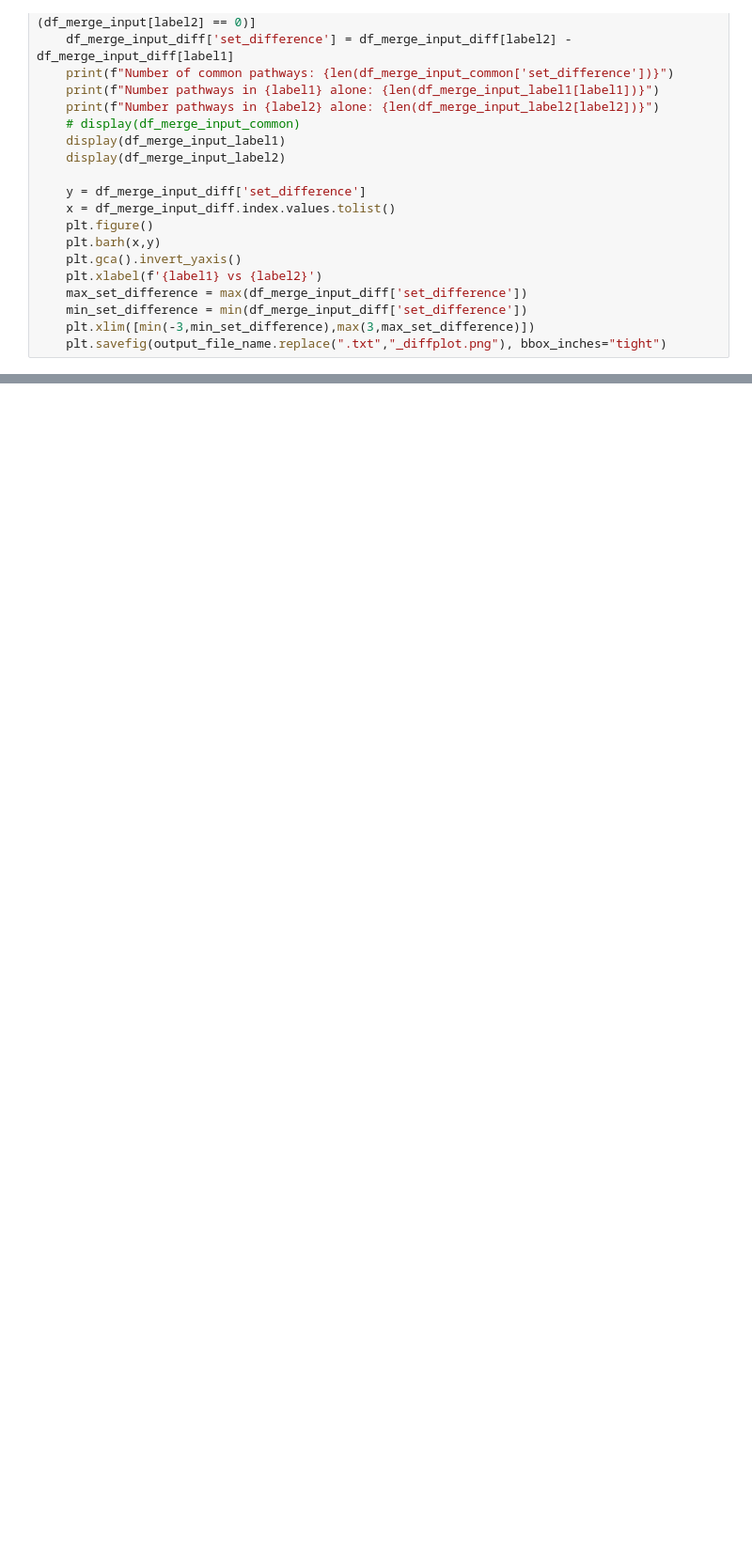
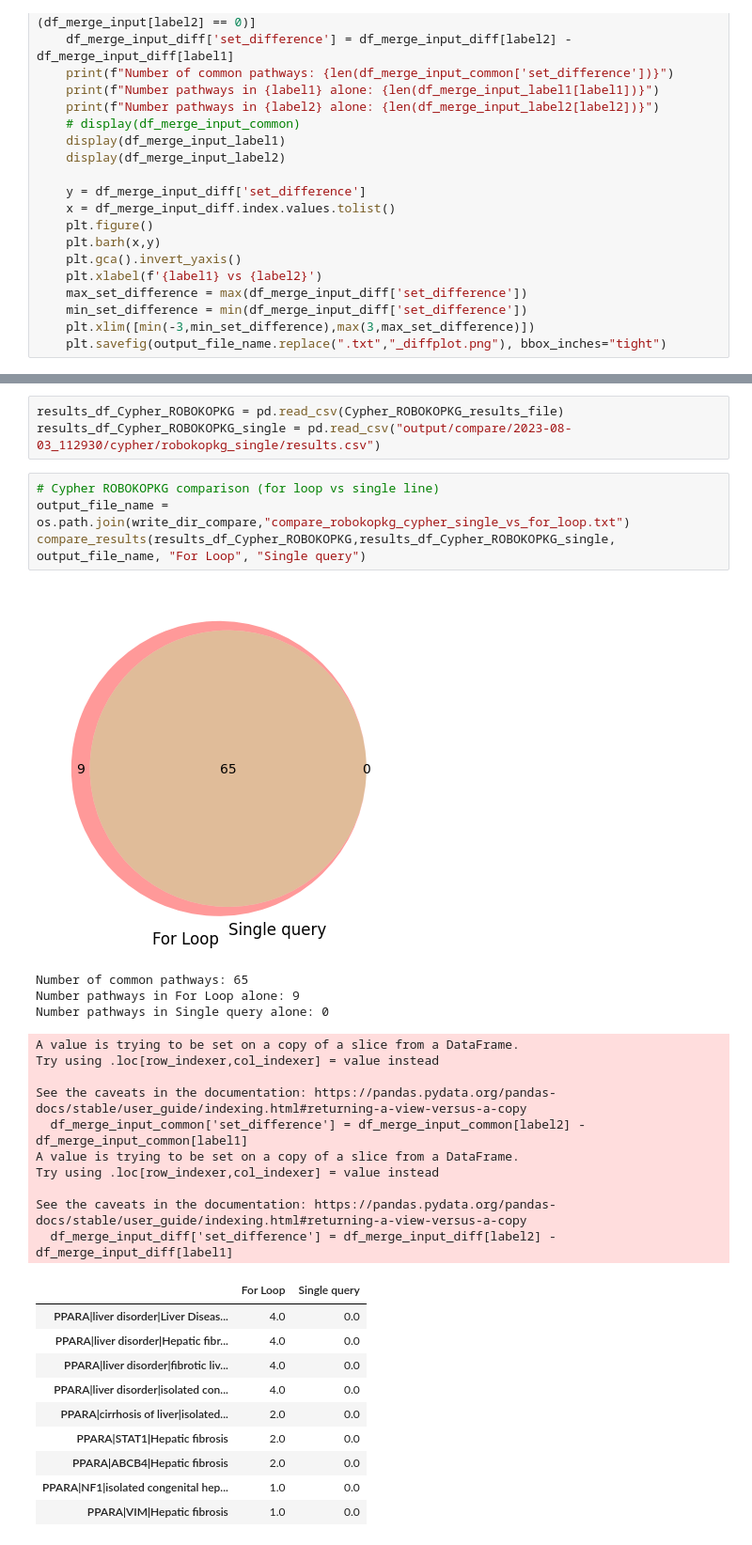
Before and after one commit to RobokopU24/AOP-use-cases, a Jupyter notebook: PPAR_LiverInjury_Compare.ipynb, the cells around one changed output, grey strips where cells are left out. Shown at 94% size. Saved outputs shown, nothing was run; the diff lists cells and outputs as text; blank space fills up the shorter version.

Commit message:
Updated Cypher automat calls to one query and to U24 URL

```diff
--- a/PPAR_LiverInjury_Compare.ipynb
+++ b/PPAR_LiverInjury_Compare.ipynb
@@ -1289,0 +998,32 @@ See the caveats in the documentation: https://pandas.pydata.org/pandas-docs/stab
+# %%
+results_df_Cypher_ROBOKOPKG = pd.read_csv(Cypher_ROBOKOPKG_results_file)
+results_df_Cypher_ROBOKOPKG_single = pd.read_csv("output/compare/2023-08-03_112930/cypher/robokopkg_single/results.csv")
+# %%
+# Cypher ROBOKOPKG comparison (for loop vs single line)
+output_file_name = os.path.join(write_dir_compare,"compare_robokopkg_cypher_single_vs_for_loop.txt")
+compare_results(results_df_Cypher_ROBOKOPKG,results_df_Cypher_ROBOKOPKG_single, output_file_name, "For Loop", "Single query")
+# %% [output]
+[figure, added]
+Number of common pathways: 65
+Number pathways in For Loop alone: 9
+Number pathways in Single query alone: 0
+A value is trying to be set on a copy of a slice from a DataFrame.
+Try using .loc[row_indexer,col_indexer] = value instead
+
+See the caveats in the documentation: https://pandas.pydata.org/pandas-docs/stable/user_guide/indexing.html#returning-a-view-versus-a-copy
+  df_merge_input_common['set_difference'] = df_merge_input_common[label2] - df_merge_input_common[label1]
+A value is trying to be set on a copy of a slice from a DataFrame.
+Try using .loc[row_indexer,col_indexer] = value instead
+
+See the caveats in the documentation: https://pandas.pydata.org/pandas-docs/stable/user_guide/indexing.html#returning-a-view-versus-a-copy
+  df_merge_input_diff['set_difference'] = df_merge_input_diff[label2] - df_merge_input_diff[label1]
+|  | For Loop | Single query |
+| PPARA|liver disorder|Liver Diseas... | 4.0 | 0.0 |
+| PPARA|liver disorder|Hepatic fibr... | 4.0 | 0.0 |
+| PPARA|liver disorder|fibrotic liv... | 4.0 | 0.0 |
+| PPARA|liver disorder|isolated con... | 4.0 | 0.0 |
+| PPARA|cirrhosis of liver|isolated... | 2.0 | 0.0 |
+| PPARA|STAT1|Hepatic fibrosis | 2.0 | 0.0 |
+| PPARA|ABCB4|Hepatic fibrosis | 2.0 | 0.0 |
+| PPARA|NF1|isolated congenital hep... | 1.0 | 0.0 |
+| PPARA|VIM|Hepatic fibrosis | 1.0 | 0.0 |
```
Also changed, not shown: parts of 30 cells of this notebook, 4 other files.
